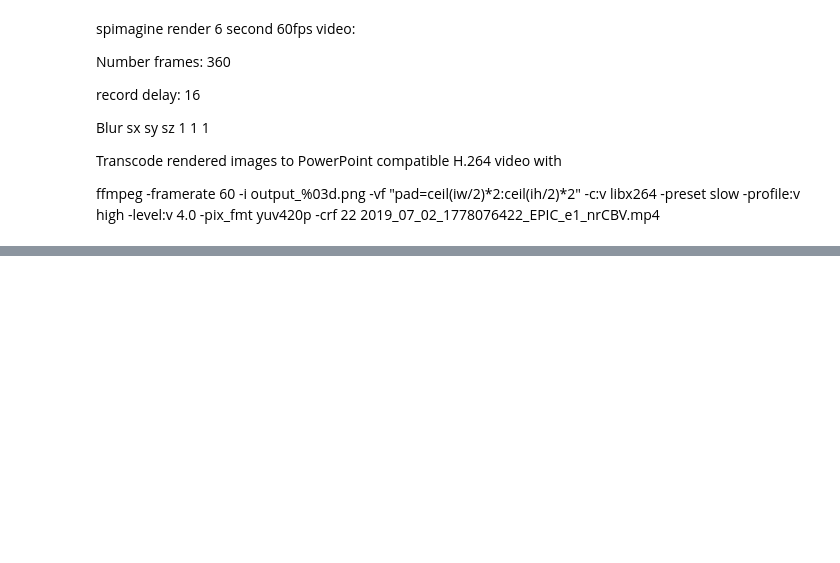
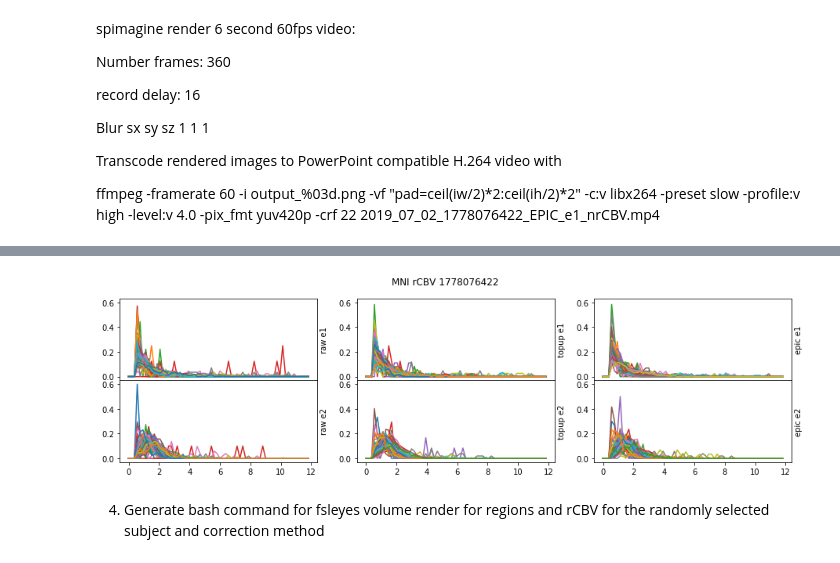
Before and after one commit to ivartz/epi_corrections, a Jupyter notebook: notebooks/corretion_assessment_part_2.ipynb, the cells around one changed output, grey strips where cells are left out. Saved outputs shown, nothing was run; the diff lists cells and outputs as text; code cells hidden in the pictures; blank space fills up the shorter version.

```diff
--- a/notebooks/corretion_assessment_part_2.ipynb
+++ b/notebooks/corretion_assessment_part_2.ipynb
@@ -281,0 +210,22 @@ Text(0.5, 0.98, 'MNI rCBV 1099269047')
+# %%
+raw_e1_prep,\
+raw_e2_prep,\
+topup_e1_prep,\
+topup_e2_prep,\
+epic_e1_prep,\
+epic_e2_prep = \
+preprocess_and_plot_all_histograms(region_values,\
+                                   hist_edges,\
+                                   raw_e1_CBV_region_histograms,\
+                                   raw_e2_CBV_region_histograms,\
+                                   topup_e1_CBV_region_histograms,\
+                                   topup_e2_CBV_region_histograms,\
+                                   epic_e1_CBV_region_histograms,\
+                                   epic_e2_CBV_region_histograms,\
+                                   two_tail_fraction=two_tail_fraction,\
+                                   subject_number=subject_number,\
+                                   ID=ID)
+# %% [output]
+[figure, added]
+# %% [markdown]
+4. Generate bash command for fsleyes volume render for regions and rCBV for the randomly selected subject and correction method
```
Also changed, not shown: parts of 61 cells of this notebook, 12 other files.
